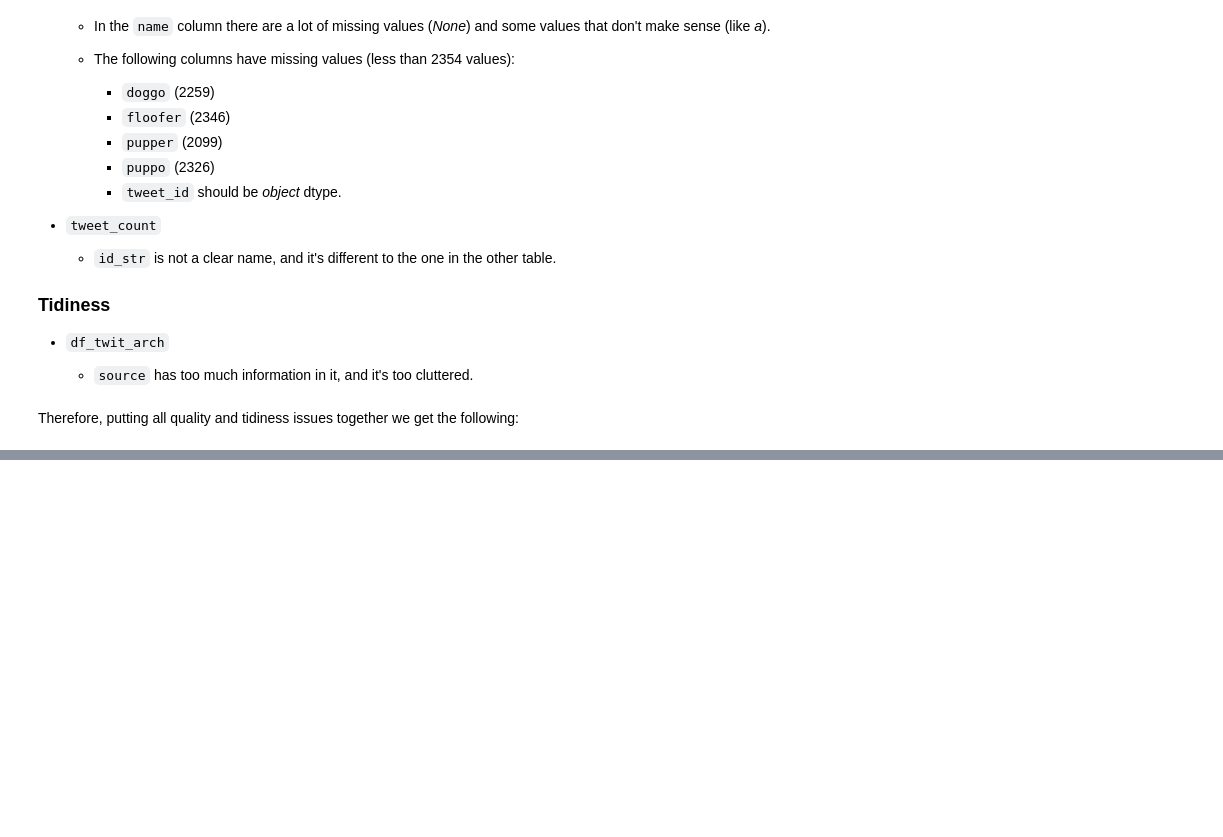
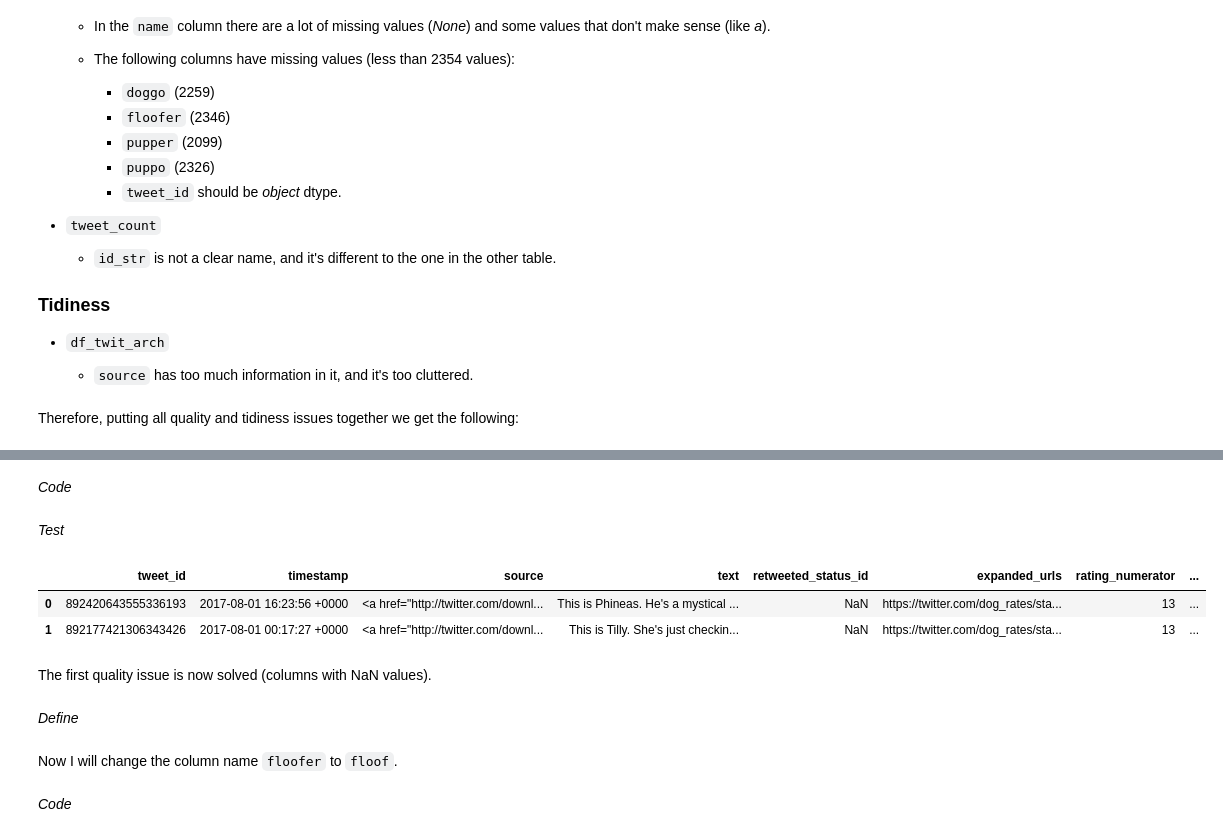
Before and after one commit to AldanaBRZ/Wrangle-and-analyze-data, a Jupyter notebook: wrangle-act.ipynb, the cells around one changed output, grey strips where cells are left out. Cells and saved outputs as stored; diff of their text form; code cells hidden in the pictures; blank space fills up the shorter version.

```diff
--- a/wrangle-act.ipynb
+++ b/wrangle-act.ipynb
@@ -424,0 +470,20 @@ Therefore, putting all quality and tidiness issues together we get the following
+# %% [markdown]
+*Code*
+# %%
+arch_clean = arch_clean.drop(['in_reply_to_status_id', 'in_reply_to_user_id', 'retweeted_status_user_id', 'retweeted_status_timestamp'], axis = 1)
+# %% [markdown]
+*Test*
+# %%
+arch_clean.head(2)
+# %% [output]
+|  | tweet_id | timestamp | source | text | retweeted_status_id | expanded_urls | rating_numerator | ... |
+| 0 | 892420643555336193 | 2017-08-01 16:23:56 +0000 | <a href="http://twitter.com/downl... | This is Phineas. He's a mystical ... | NaN | https://twitter.com/dog_rates/sta... | 13 | ... |
+| 1 | 892177421306343426 | 2017-08-01 00:17:27 +0000 | <a href="http://twitter.com/downl... | This is Tilly. She's just checkin... | NaN | https://twitter.com/dog_rates/sta... | 13 | ... |
+# %% [markdown]
+The first quality issue is now solved (columns with NaN values).
+# %% [markdown]
+*Define*
+# %% [markdown]
+Now I will change the column name `floofer` to `floof`.
+# %% [markdown]
+*Code*
```
Also changed, not shown: parts of 50 cells of this notebook.
